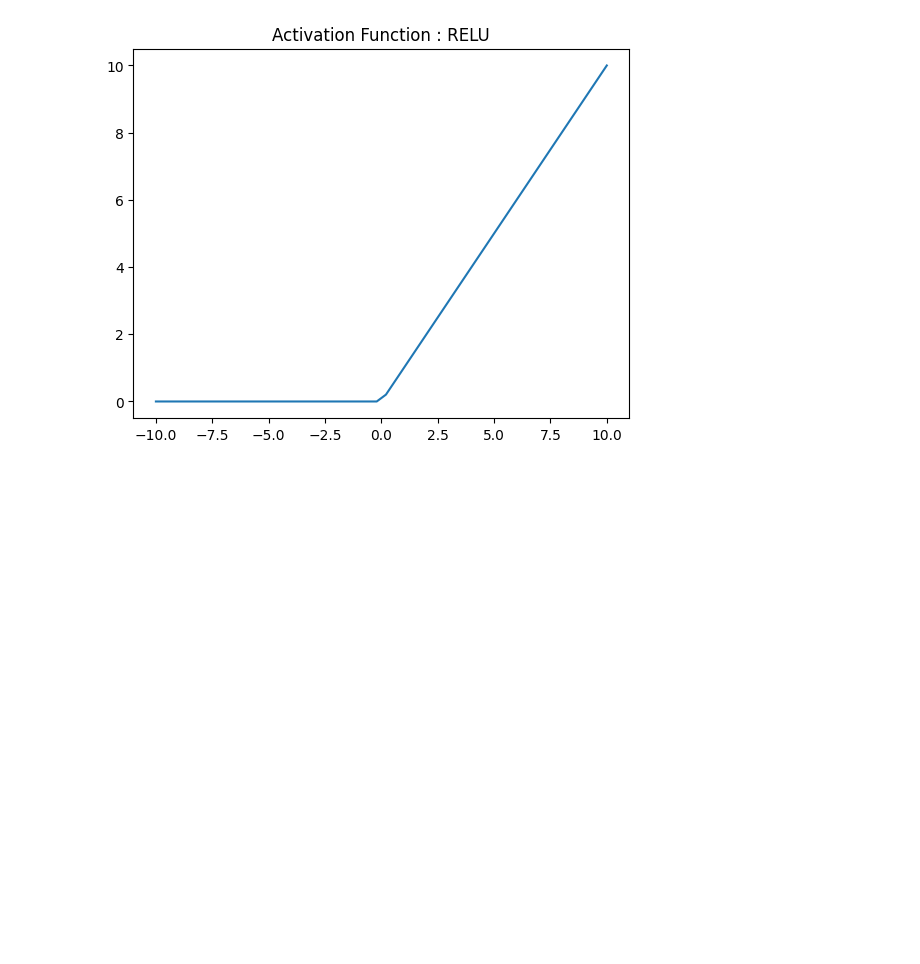
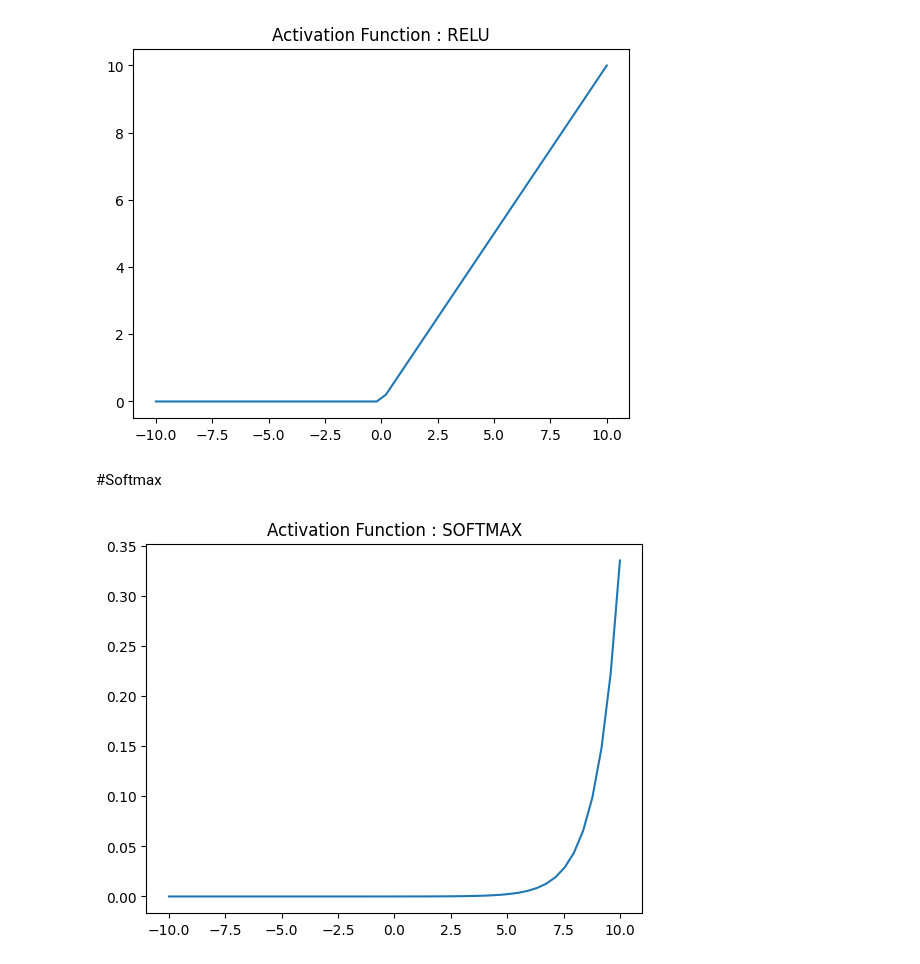
Before and after one commit to GaneshPechetti/FML, a Jupyter notebook: Activation_functions.ipynb, the cells around one changed output. Cells and saved outputs as stored; diff of their text form; code cells hidden in the pictures; blank space fills up the shorter version.

```diff
--- a/Activation_functions.ipynb
+++ b/Activation_functions.ipynb
@@ -50,3 +49,5 @@ plt.title('Activation Function : RELU')
 plt.show()
 # %% [output]
 [figure]
+# %% [markdown]
+#Softmax
@@ -52,0 +57,10 @@ plt.show()
+# %%
+def softmax(x):
+    return np.exp(x)/np.exp(x).sum()
+data = np.linspace(-10,10)
+plt.plot(data,softmax(data))
+plt.axis('tight')
+plt.title('Activation Function : SOFTMAX')
+plt.show()
+# %% [output]
+[figure, added]
```
Also changed, not shown: parts of 2 cells of this notebook.
